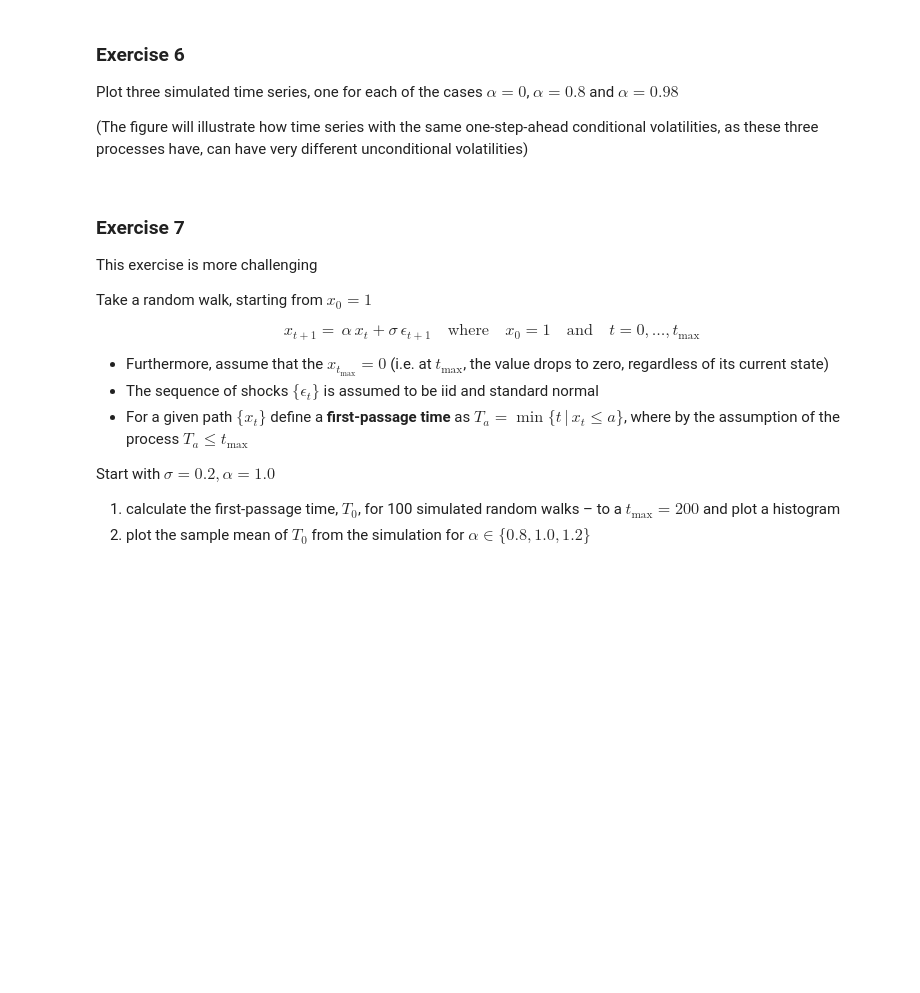
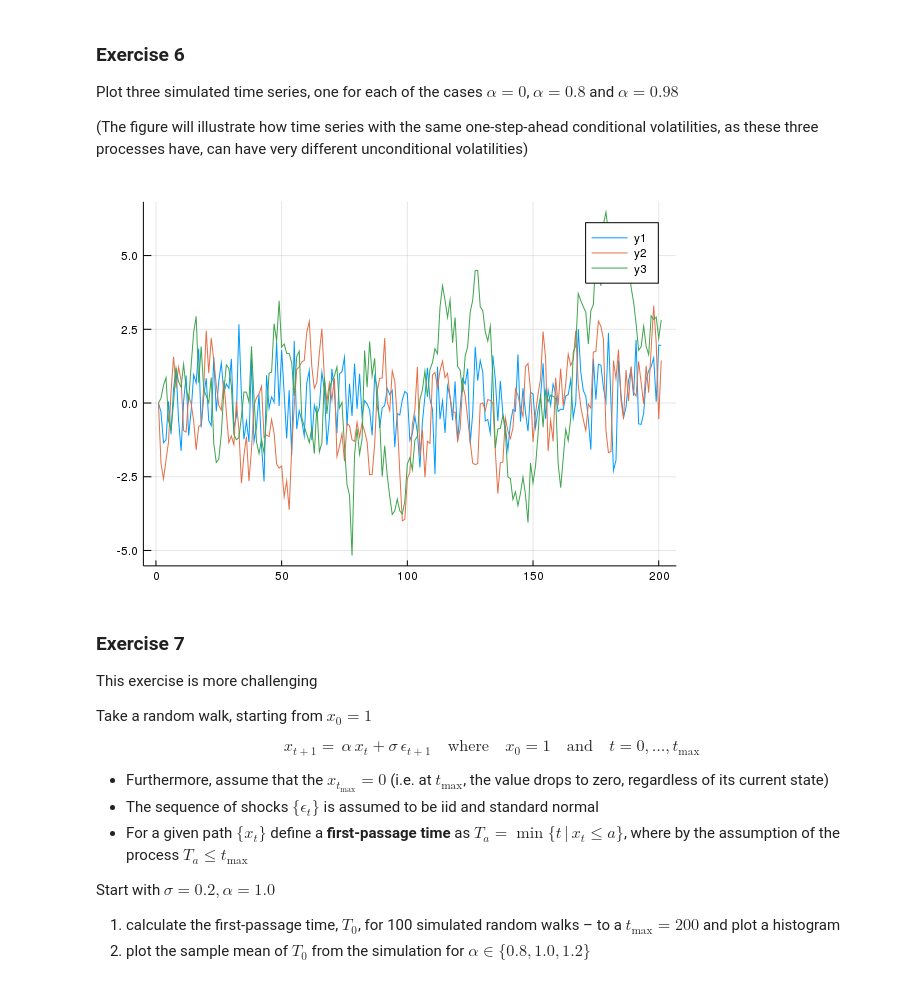
Before and after one commit to scpocompecon-2019/julia-workout-1-takashissb, a Jupyter notebook: HW1.ipynb, the cells around one changed output. Saved outputs shown, nothing was run; the diff lists cells and outputs as text; code cells hidden in the pictures; blank space fills up the shorter version.

```diff
--- a/HW1.ipynb
+++ b/HW1.ipynb
@@ -106,6 +173,10 @@ Plot three simulated time series, one for each of the cases $ \alpha = 0 $, $ \a
 
 
 <a id='jbe-ex7'></a>
+# %%
+plot([ts(200,0),ts(200,0.8),ts(200,0.98)])
+# %% [output]
+[figure, added]
 # %% [markdown]
 ### Exercise 7
 
```
Also changed, not shown: parts of 10 cells of this notebook.
